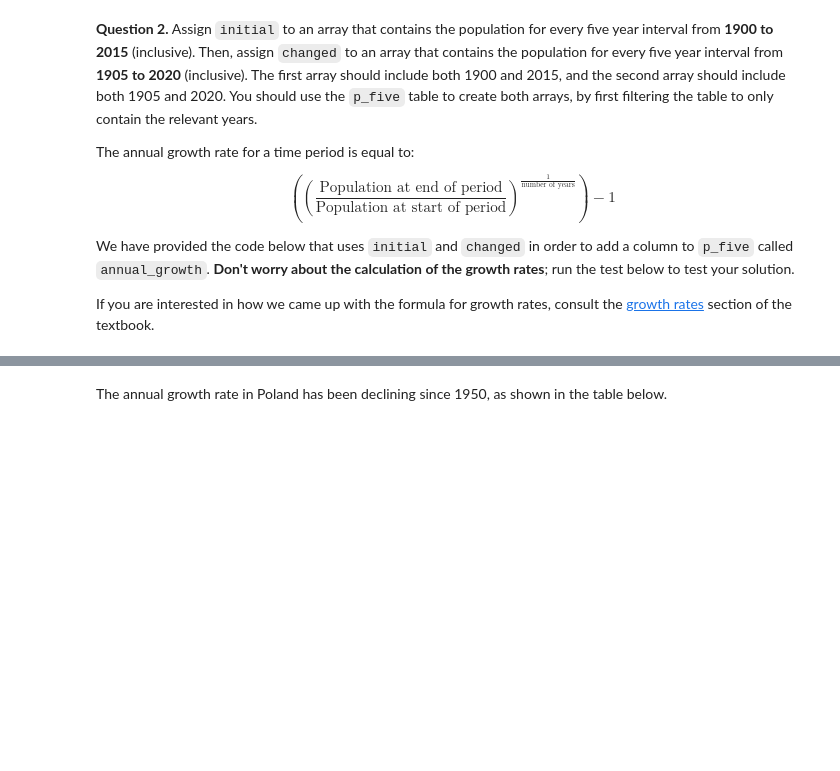
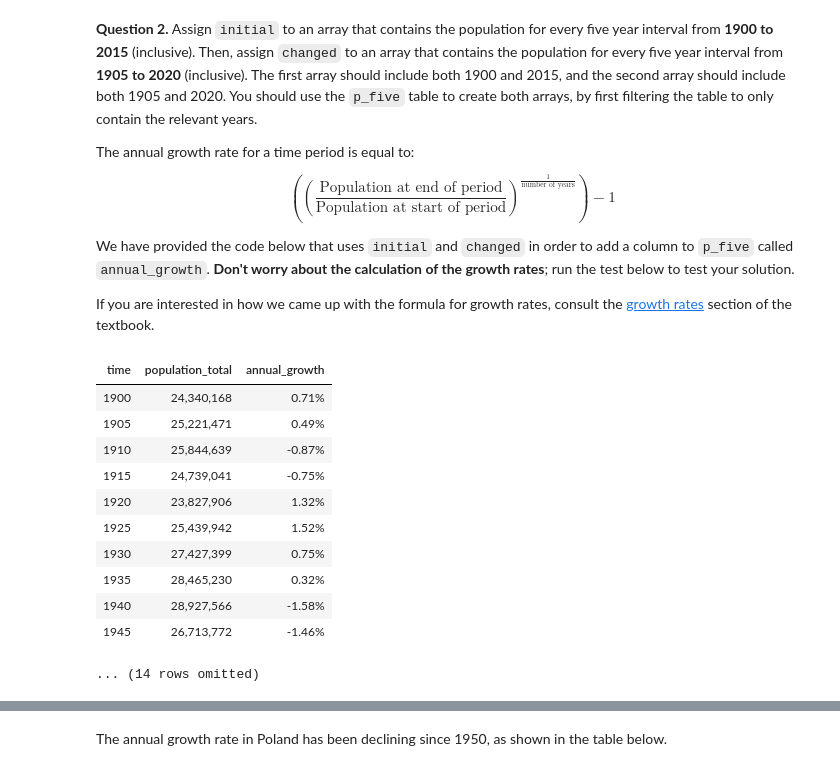
Before and after one commit to loganmroczek/24-Fall-Data1350, a Jupyter notebook: project1/project1/project1.ipynb, the cells around one changed output, grey strips where cells are left out. Drawn from its saved outputs; the diff is of its cells as text; code cells hidden in the pictures; blank space fills up the shorter version.

```diff
--- a/project1/project1/project1.ipynb
+++ b/project1/project1/project1.ipynb
@@ -69,0 +75,3 @@ p_pop
+# %%
+p_pop = population.where('geo', are.containing('pol')).where('time', are.between_or_equal_to(1900, 2020)).select('time', 'population_total')
+p_pop
@@ -92,11 +135,24 @@ We have provided the code below that uses `initial` and `changed` in order to ad
 
 If you are interested in how we came up with the formula for growth rates, consult the [growth rates](https://inferentialthinking.com/chapters/03/2/1/Growth.html) section of the textbook.
 # %%
-initial = ...
-changed = ...
+initial = p_five.where('time', are.below_or_equal_to(2015)).column('population_total')
+changed = p_five.where('time', are.above_or_equal_to(1905)).column('population_total')
 
 p_1900_through_2015 = p_five.where('time', are.below_or_equal_to(2015))
 p_five_growth = p_1900_through_2015.with_column('annual_growth', (changed/initial)**0.2-1)
 p_five_growth.set_format('annual_growth', PercentFormatter)
+# %% [output]
+| time | population_total | annual_growth |
+| 1900 | 24,340,168 | 0.71% |
+| 1905 | 25,221,471 | 0.49% |
+| 1910 | 25,844,639 | -0.87% |
+| 1915 | 24,739,041 | -0.75% |
+| 1920 | 23,827,906 | 1.32% |
+| 1925 | 25,439,942 | 1.52% |
+| 1930 | 27,427,399 | 0.75% |
+| 1935 | 28,465,230 | 0.32% |
+| 1940 | 28,927,566 | -1.58% |
+| 1945 | 26,713,772 | -1.46% |
+... (14 rows omitted)
 # %%
 grader.check("q1_2")
```
Also changed, not shown: parts of 15 cells of this notebook, 1 other file.
